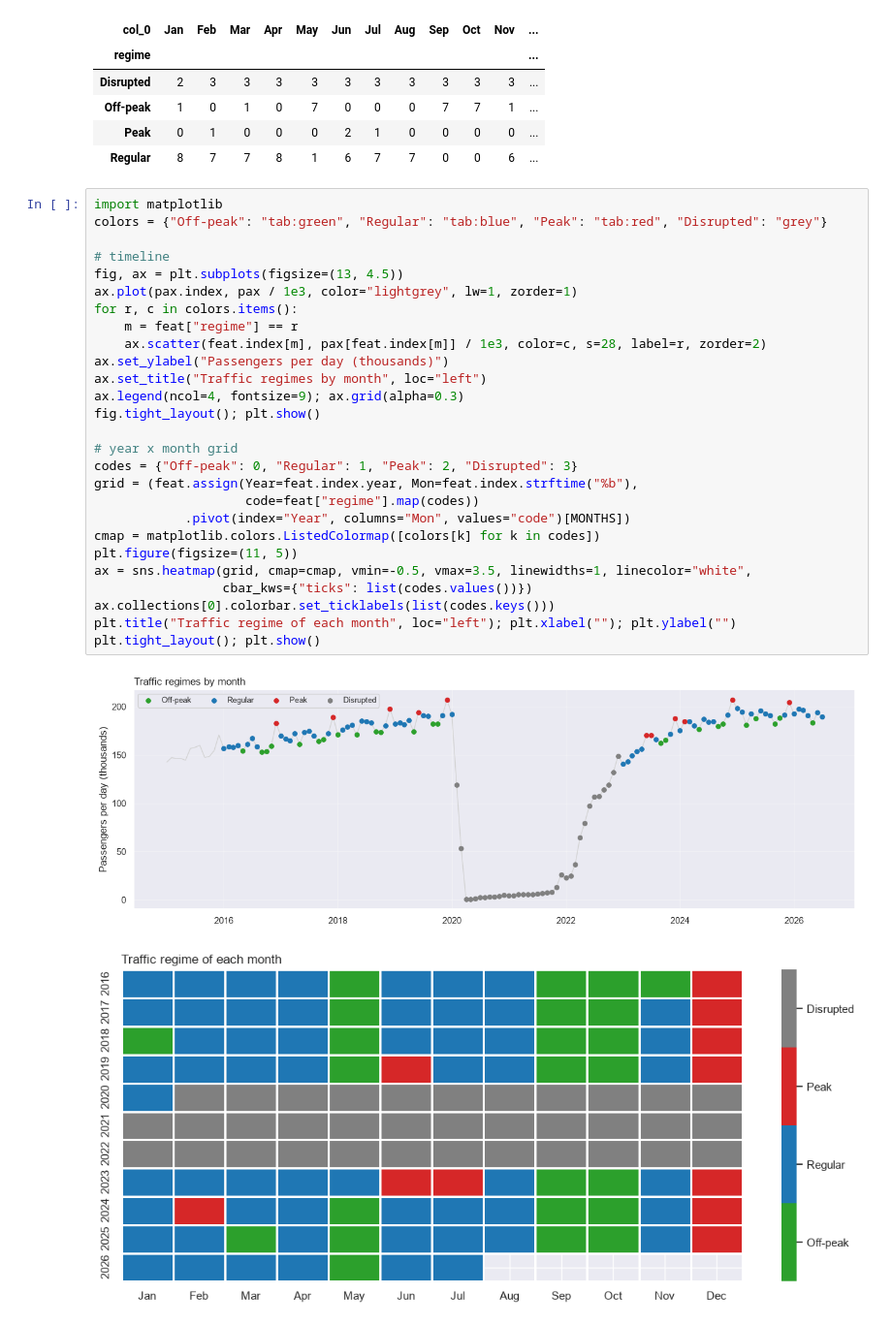
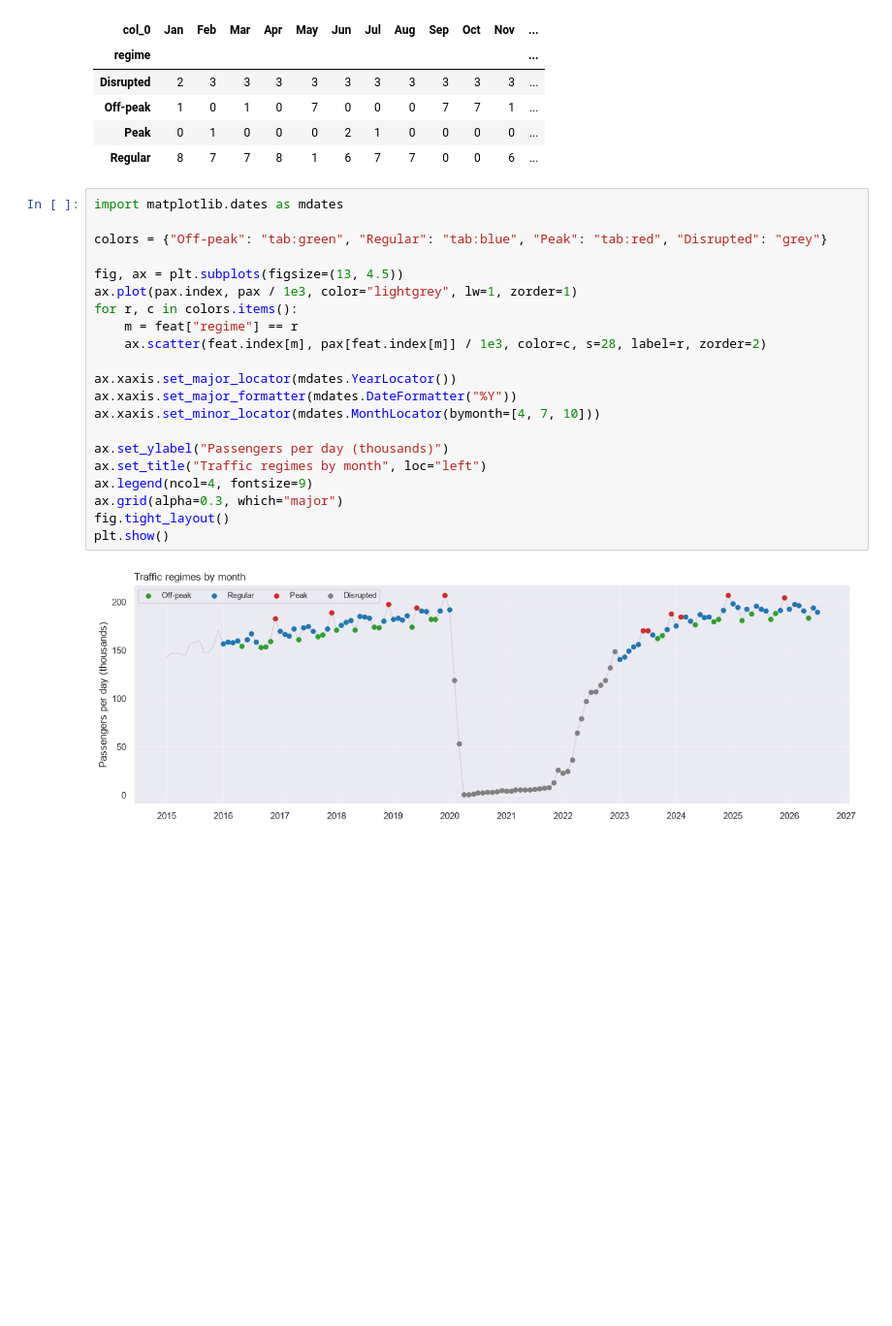
Before and after one commit to angh0059/KM6312group8, a Jupyter notebook: km6312project.ipynb, the cells around one changed output. Shown at 97% size. Drawn from its saved outputs; the diff is of its cells as text; blank space fills up the shorter version.

```diff
--- a/km6312project.ipynb
+++ b/km6312project.ipynb
@@ -1014,32 +1014,25 @@ k=5: silhouette 0.58
 | Peak | 0 | 1 | 0 | 0 | 0 | 2 | 1 | 0 | 0 | 0 | 0 | ... |
 | Regular | 8 | 7 | 7 | 8 | 1 | 6 | 7 | 7 | 0 | 0 | 6 | ... |
 # %%
-import matplotlib
+import matplotlib.dates as mdates
+
 colors = {"Off-peak": "tab:green", "Regular": "tab:blue", "Peak": "tab:red", "Disrupted": "grey"}
 
-# timeline
 fig, ax = plt.subplots(figsize=(13, 4.5))
 ax.plot(pax.index, pax / 1e3, color="lightgrey", lw=1, zorder=1)
 for r, c in colors.items():
     m = feat["regime"] == r
     ax.scatter(feat.index[m], pax[feat.index[m]] / 1e3, color=c, s=28, label=r, zorder=2)
+
+ax.xaxis.set_major_locator(mdates.YearLocator())
+ax.xaxis.set_major_formatter(mdates.DateFormatter("%Y"))
+ax.xaxis.set_minor_locator(mdates.MonthLocator(bymonth=[4, 7, 10]))
+
 ax.set_ylabel("Passengers per day (thousands)")
 ax.set_title("Traffic regimes by month", loc="left")
-ax.legend(ncol=4, fontsize=9); ax.grid(alpha=0.3)
-fig.tight_layout(); plt.show()
-
-# year x month grid
-codes = {"Off-peak": 0, "Regular": 1, "Peak": 2, "Disrupted": 3}
-grid = (feat.assign(Year=feat.index.year, Mon=feat.index.strftime("%b"),
-                    code=feat["regime"].map(codes))
-            .pivot(index="Year", columns="Mon", values="code")[MONTHS])
-cmap = matplotlib.colors.ListedColormap([colors[k] for k in codes])
-plt.figure(figsize=(11, 5))
-ax = sns.heatmap(grid, cmap=cmap, vmin=-0.5, vmax=3.5, linewidths=1, linecolor="white",
-                 cbar_kws={"ticks": list(codes.values())})
-ax.collections[0].colorbar.set_ticklabels(list(codes.keys()))
-plt.title("Traffic regime of each month", loc="left"); plt.xlabel(""); plt.ylabel("")
-plt.tight_layout(); plt.show()
+ax.legend(ncol=4, fontsize=9)
+ax.grid(alpha=0.3, which="major")
+fig.tight_layout()
+plt.show()
 # %% [output]
-[figure, old version]
+[figure, new version]
-[figure, removed]
```
